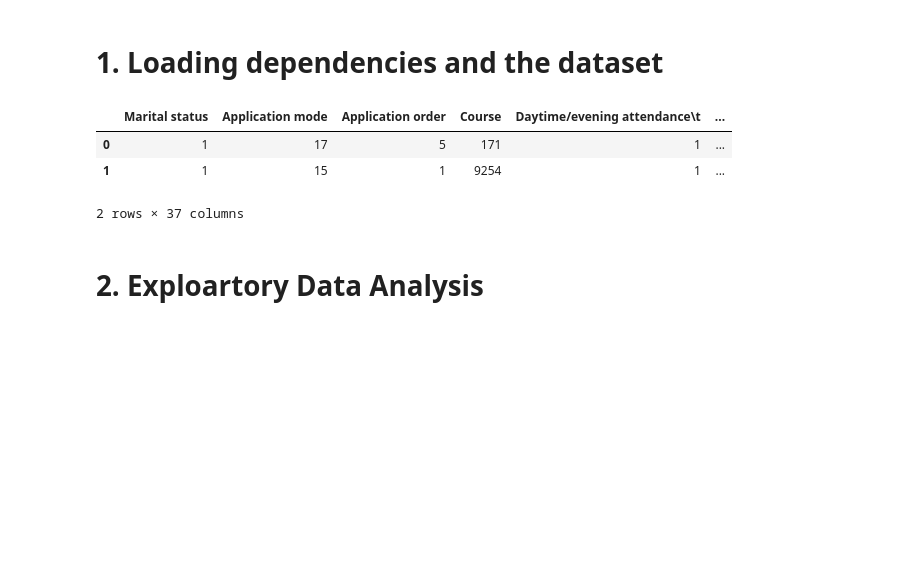
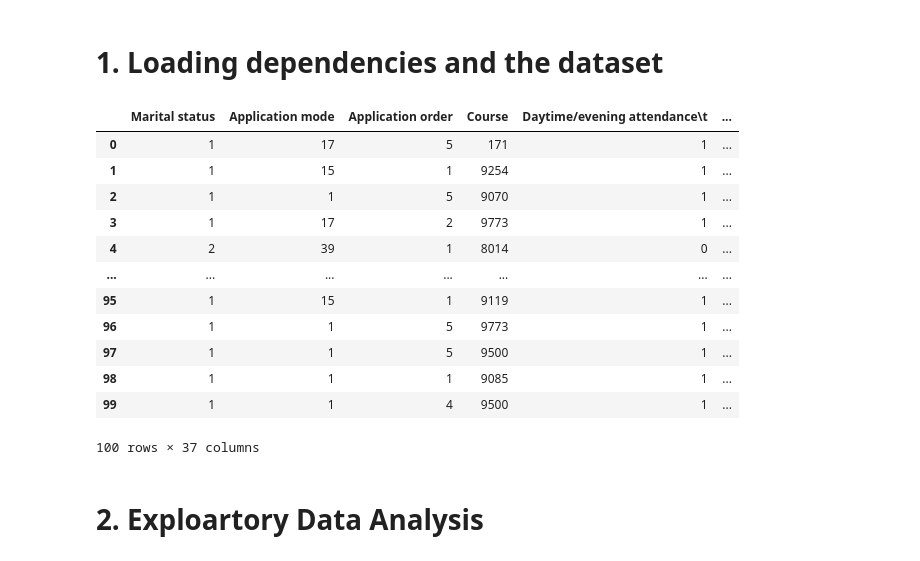
Before and after one commit to toschka123/Student_Dropout, a Jupyter notebook: ML_Project.ipynb, the cells around one changed output. Saved outputs shown, nothing was run; the diff lists cells and outputs as text; code cells hidden in the pictures; blank space fills up the shorter version.

```diff
--- a/ML_Project.ipynb
+++ b/ML_Project.ipynb
@@ -9,12 +9,21 @@ import pandas as pd
 data = pd.read_csv('data.csv', sep = ';')
 # %%
 #look at data
-data[0:2]
+data[0:100]
 # %% [output]
 |  | Marital status | Application mode | Application order | Course | Daytime/evening attendance\t | ... |
 | 0 | 1 | 17 | 5 | 171 | 1 | ... |
 | 1 | 1 | 15 | 1 | 9254 | 1 | ... |
+| 2 | 1 | 1 | 5 | 9070 | 1 | ... |
+| 3 | 1 | 17 | 2 | 9773 | 1 | ... |
+| 4 | 2 | 39 | 1 | 8014 | 0 | ... |
+| ... | ... | ... | ... | ... | ... | ... |
+| 95 | 1 | 15 | 1 | 9119 | 1 | ... |
+| 96 | 1 | 1 | 5 | 9773 | 1 | ... |
+| 97 | 1 | 1 | 5 | 9500 | 1 | ... |
+| 98 | 1 | 1 | 1 | 9085 | 1 | ... |
+| 99 | 1 | 1 | 4 | 9500 | 1 | ... |
-2 rows × 37 columns
+100 rows × 37 columns
 # %% [markdown]
 # 2. Exploartory Data Analysis
 # %% [markdown]
```
Also changed, not shown: parts of 8 cells of this notebook.
